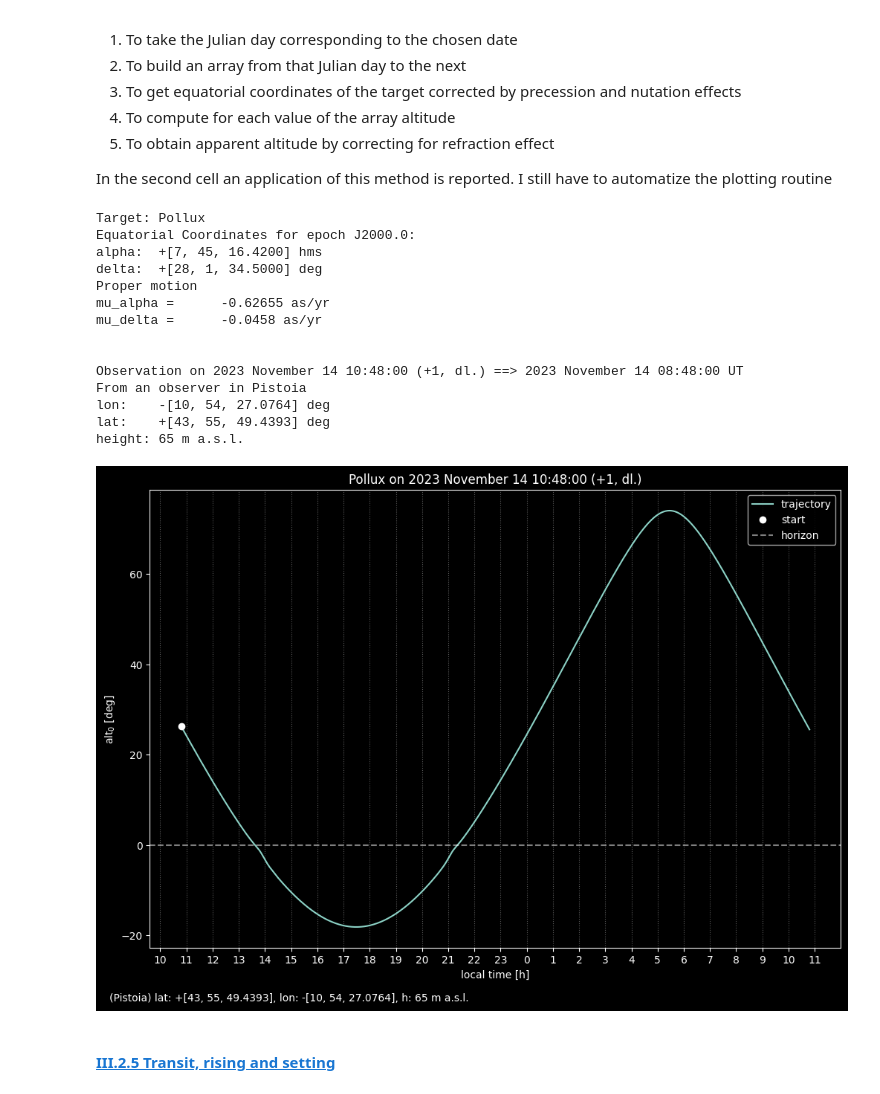
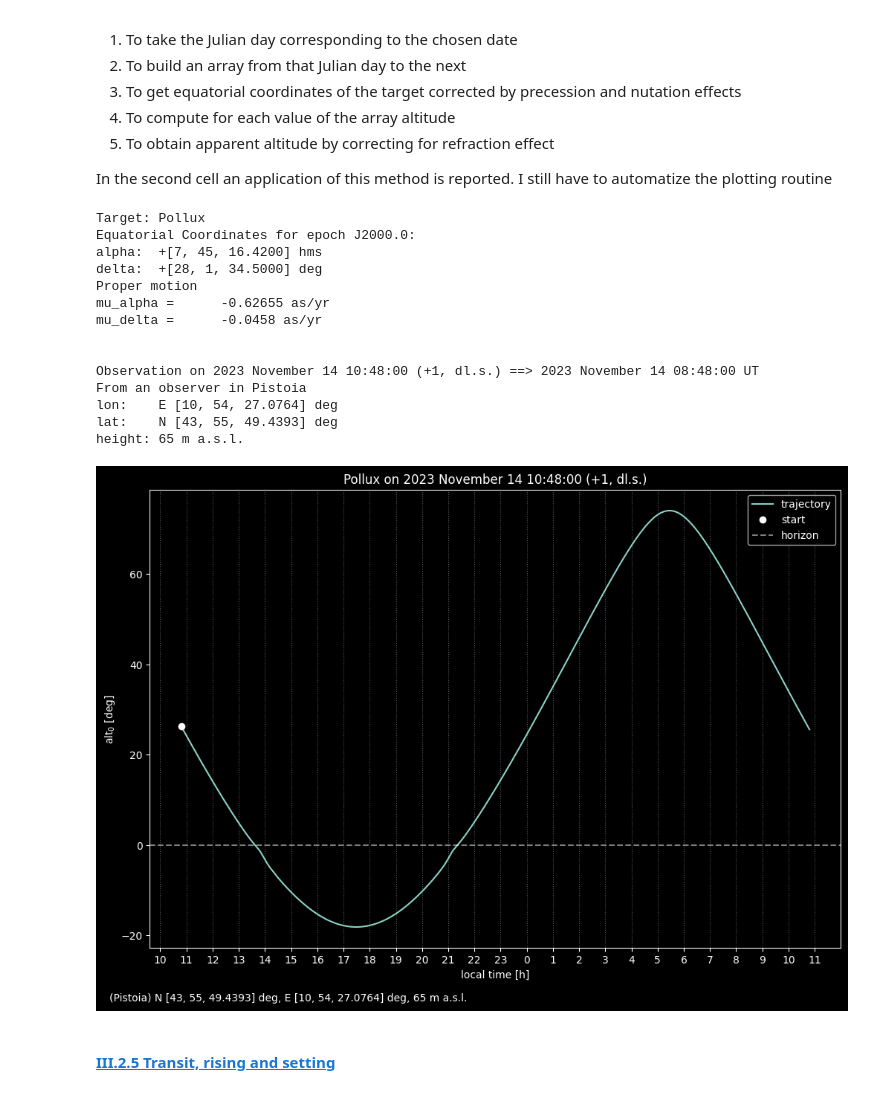
Before and after one commit to 00-berni/proj_0, a Jupyter notebook: notebook/notebook.ipynb, the cells around one changed output. Cells and saved outputs as stored; diff of their text form; code cells hidden in the pictures.

```diff
--- a/notebook/notebook.ipynb
+++ b/notebook/notebook.ipynb
@@ -1755,9 +1844,9 @@ def nutation_corr(date: Date) -> tuple[HAngles, HAngles]:
     Dlon = -17.20*np.sin(Om) - 1.32*np.sin(2*L) - 0.23*np.sin(2*l) + 0.21*np.sin(2*Om)
     # correction in obliquity
     Deps =   9.20*np.cos(Om) + 0.57*np.cos(2*L) + 0.10*np.cos(2*l) - 0.09*np.cos(2*Om)
-    return HAngles(Dlon/3600,'deg'), HAngles(Deps/3600,'deg')
+    return Angles(Dlon/3600,'deg'), Angles(Deps/3600,'deg')
 
-def mean_obliquity(date: Date, epoch: str = 'J2000.0') -> HAngles:
+def mean_obliquity(date: Date) -> Angles:
     """Computing mean obliquity
 
     The error remains less than
@@ -1775,16 +1864,9 @@ def mean_obliquity(date: Date, epoch: str = 'J2000.0') -> HAngles:
     # computing the Julian Ephemeris Day
     date = date.change_time_type('TD')
     T = (date.jd - Date.J2000)/36525
-    #! DA RIVEDERE
-    # mean obliquity for epochs
-    if epoch[:5] == 'J2000':
-        eps0 = 23.4392911
-    elif epoch[:5] == 'B1950':
-        eps0 = 23.4457889
-    #!
     # computing the mean obliquity
-    eps = eps0*3600 - 46.815*T - 59e-5*T**2 + 1.813e-3*T**3
-    return HAngles(eps/3600,'deg')
+    eps = 23.4392911*3600 - 46.815*T - 59e-5*T**2 + 1.813e-3*T**3
+    return Angles(eps/3600,'deg')
 # %% [markdown]
 #### <a id='toc1_2_3_1_'></a>[II.3.1 Sidereal Time at Greenwich](#toc0_)
 # %%
@@ -1822,8 +1904,8 @@ def Green_ST(date: Date, nut_corr: bool = False, epoch: str = 'J2000.0') -> HAng
     # condition to compute AST
     if nut_corr:
         Dlon, De = nutation_corr(date)
-        e = mean_obliquity(date,epoch) + De
-        theta0 += Dlon.hms*np.cos(e.rad)
+        e = mean_obliquity(date) + De
+        theta0 += Dlon.deg*np.cos(e.rad)/15
     return HAngles(theta0,'hms')
 
 # some examples
@@ -2364,7 +2458,7 @@ In this part of the project only precession and nutation of the Earth rotational
 
 I have not yet elaborated (or found) an algorithm to compute the precession correction for epochs other than J2000.0, B1950.0 and B1900.0.
 # %%
-def precession_corr(date: Date, ra0: HAngles, dec0: HAngles, epoch: str = 'J2000.0', prmt: list[float] | None = None, sel: str = 'all') -> HAngles | tuple[HAngles, HAngles]:
+def precession_corr(date: Date, ra0: HAngles, dec0: HAngles, epoch: str = 'J2000.0', prmt: list[float] | None = None, sel: str = 'all') -> HAngles | Angles | tuple[HAngles, Angles]:
     """Computing correction to right ascension and declination due to precession
 
     One can choose to compute correction only for one value or both throught
@@ -2444,8 +2538,8 @@ def precession_corr(date: Date, ra0: HAngles, dec0: HAngles, epoch: str = 'J2000
             dec = np.arcsin(C)  if dec0.deg < 80 else np.arccos(D)
 
     if sel == 'ra':    return HAngles(ra,'rad')
-    elif sel == 'dec': return HAngles(dec,'rad',lim=90)
-    elif sel == 'all': return HAngles(ra,'rad'), HAngles(dec,'rad',lim=90)
+    elif sel == 'dec': return Angles(dec,'rad',lim=90)
+    elif sel == 'all': return HAngles(ra,'rad'), Angles(dec,'rad',lim=90)
 # %% [markdown]
 #### <a id='toc1_3_2_2_'></a>[III.2.2 Refraction](#toc0_)
 
@@ -2701,7 +2795,7 @@ class StarObj():
         # computing precession and nutation corrections
         ra, dec  = precession_corr(date,ra,dec,epoch,prmt)
         Dlon, De = nutation_corr(date)
-        e = De + mean_obliquity(date,epoch)
+        e = De + mean_obliquity(date)
         # condition for right ascension only
         if sel == 'ra':
             Dra = Dlon*(np.cos(e.rad)+np.sin(e.rad)*np.tan(dec.rad)) - De*(np.cos(ra.rad)*np.tan(dec.rad))
@@ -2871,41 +2965,38 @@ ax = plt.axes()
 ax.set_facecolor('black')
 titledate = date.print_date() if out == 'UT' else date.ut_to_local(timezone,dl_save,'str')
 plt.title(obj.name + ' on ' + titledate)
 
 plt.plot(dayrange,alt.deg,label='trajectory')
 plt.plot(dayrange[0],alt.deg[0],'ow',label='start')
 
 labelticks = np.round(ticks.time.hour() + hzone,0).astype(int)
 labelticks = np.where(labelticks >= 24, labelticks-24, labelticks)
 plt.axhline(0,xmin=0,xmax=1,linestyle='dashed',alpha=0.5,color='white',label='horizon')
 plt.xticks(ticks.jd,labelticks)
 plt.xlabel(out + ' [h]')
 plt.ylabel('alt$_0$ [deg]')
 plt.grid(axis='x',linestyle='dotted',color='gray',alpha=0.7)
 plt.legend(numpoints=1)
-location_string = ''
-if obs.name != '': location_string += '(' + obs.name + ') '
-location_string += f"lat: {obs.lat.print_angle('deg')}, lon: {obs.lon.print_angle('deg')}, h: {obs.h} m a.s.l."
+location_string = obs.place_info(True)
 plt.text(0.08, 0.02, location_string, fontsize=10, transform=plt.gcf().transFigure)
 
-
 plt.show()
 # %% [output]
 Target: Pollux
 Equatorial Coordinates for epoch J2000.0:
 alpha:  +[7, 45, 16.4200] hms
 delta:  +[28, 1, 34.5000] deg
 Proper motion
 mu_alpha =      -0.62655 as/yr
 mu_delta =      -0.0458 as/yr
 
 
-Observation on 2023 November 14 10:48:00 (+1, dl.) ==> 2023 November 14 08:48:00 UT
+Observation on 2023 November 14 10:48:00 (+1, dl.s.) ==> 2023 November 14 08:48:00 UT
 From an observer in Pistoia
-lon:    -[10, 54, 27.0764] deg
-lat:    +[43, 55, 49.4393] deg
+lon:    E [10, 54, 27.0764] deg
+lat:    N [43, 55, 49.4393] deg
 height: 65 m a.s.l.
-[figure, old version]
+[figure, new version]
 # %% [markdown]
 #### <a id='toc1_3_2_5_'></a>[III.2.5 Transit, rising and setting](#toc0_)
 # %%
```
Also changed, not shown: parts of 11 cells of this notebook.
